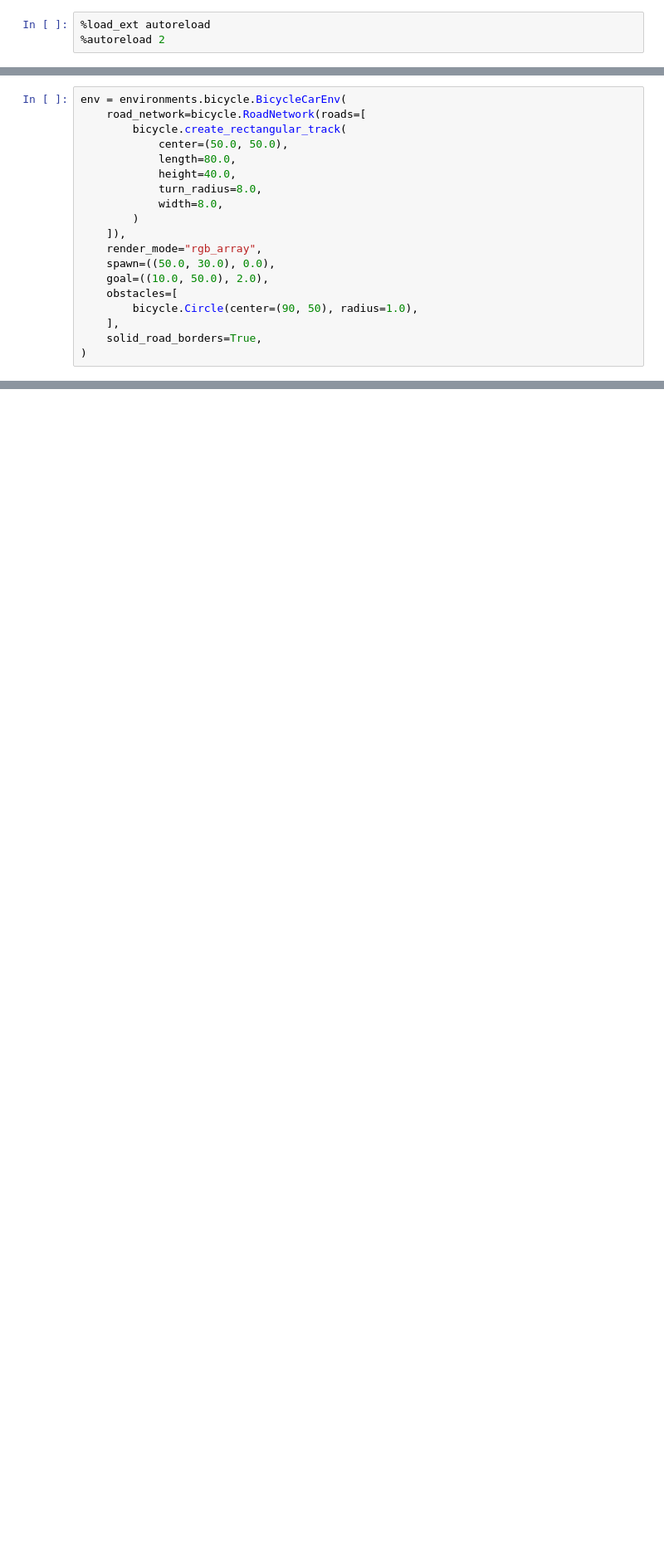
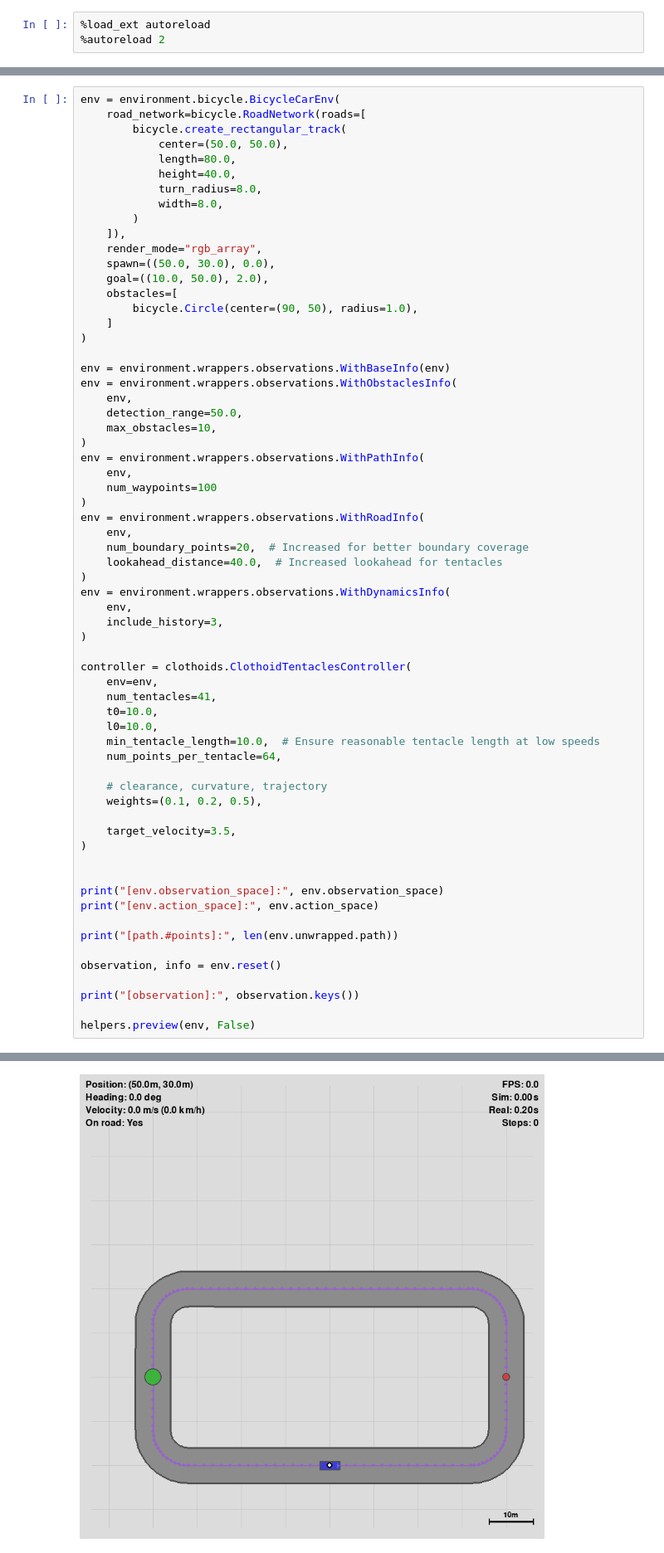
Before and after one commit to raideno/gymnasium-driving, a Jupyter notebook: index.ipynb, the cells around one changed output, grey strips where cells are left out. Shown at 83% size. Drawn from its saved outputs; the diff is of its cells as text; blank space fills up the shorter version.

```diff
--- a/index.ipynb
+++ b/index.ipynb
@@ -40,5 +41,5 @@ objc[58564]: Class SDL_RumbleContext is implemented in both /Users/nadir/Documen
 # %%
-env = environments.bicycle.BicycleCarEnv(
+env = environment.bicycle.BicycleCarEnv(
     road_network=bicycle.RoadNetwork(roads=[
         bicycle.create_rectangular_track(
             center=(50.0, 50.0),
@@ -53,6 +54,52 @@ env = environments.bicycle.BicycleCarEnv(
     goal=((10.0, 50.0), 2.0),
     obstacles=[
         bicycle.Circle(center=(90, 50), radius=1.0),
-    ],
-    solid_road_borders=True,
+    ]
 )
+
+env = environment.wrappers.observations.WithBaseInfo(env)
+env = environment.wrappers.observations.WithObstaclesInfo(
+    env,
+    detection_range=50.0,
+    max_obstacles=10,
+)
+env = environment.wrappers.observations.WithPathInfo(
+    env,
+    num_waypoints=100
+)
+env = environment.wrappers.observations.WithRoadInfo(
+    env,
+    num_boundary_points=20,  # Increased for better boundary coverage
+    lookahead_distance=40.0,  # Increased lookahead for tentacles
+)
+env = environment.wrappers.observations.WithDynamicsInfo(
+    env,
+    include_history=3,
+)
+
+controller = clothoids.ClothoidTentaclesController(
+    env=env,
+    num_tentacles=41,
+    t0=10.0,
+    l0=10.0,
+    min_tentacle_length=10.0,  # Ensure reasonable tentacle length at low speeds
+    num_points_per_tentacle=64,
+
+    # clearance, curvature, trajectory
+    weights=(0.1, 0.2, 0.5),
+
+    target_velocity=3.5,
+)
+
+
+print("[env.observation_space]:", env.observation_space)
+print("[env.action_space]:", env.action_space)
+
+print("[path.#points]:", len(env.unwrapped.path))
+
+observation, info = env.reset()
+
+print("[observation]:", observation.keys())
+
+helpers.preview(env, False)
+# %% [output]
@@ -58,0 +110 @@ env = environments.bicycle.BicycleCarEnv(
+[figure, added]
```
Also changed, not shown: parts of 13 cells of this notebook, 42 other files.
